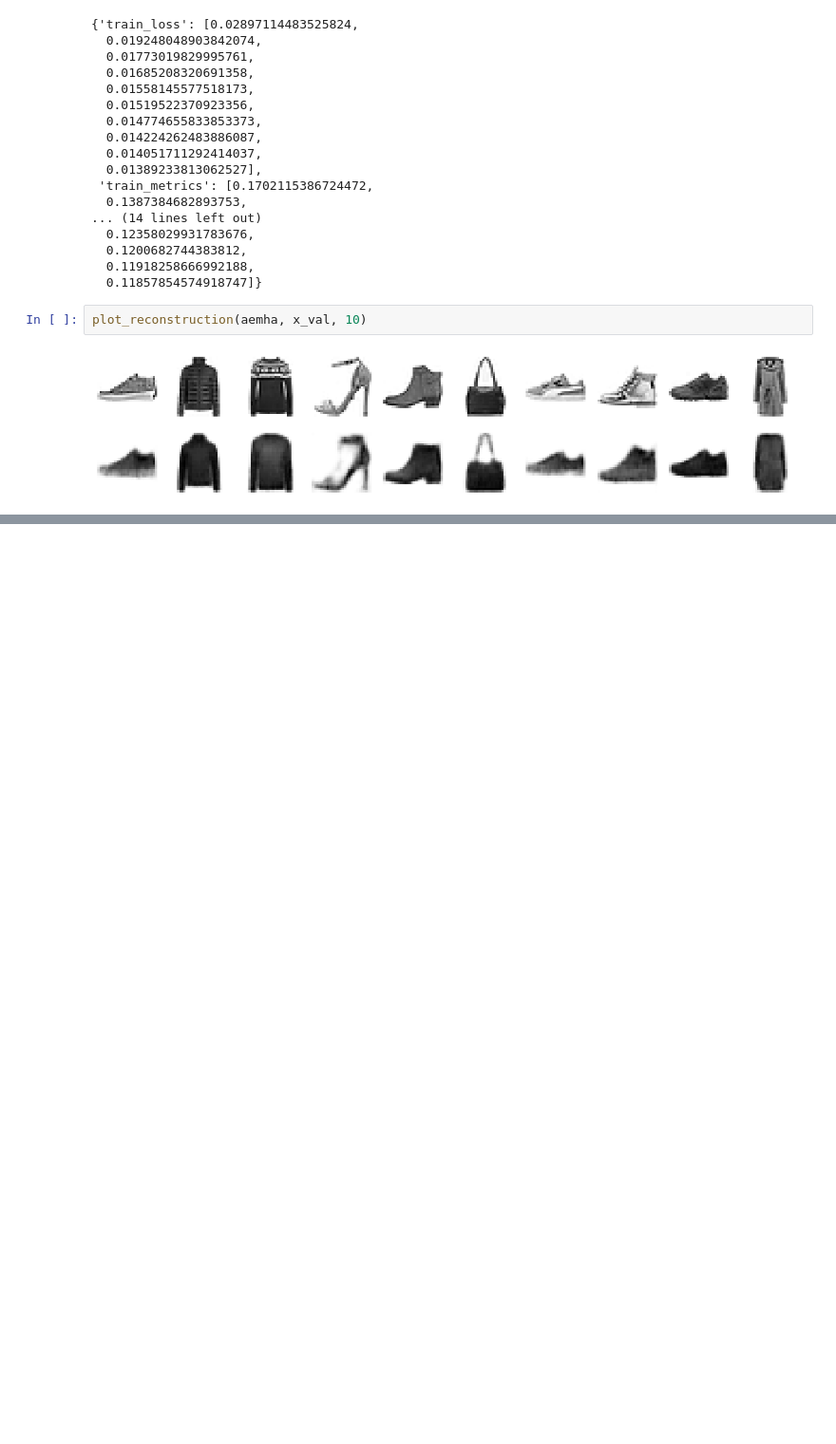
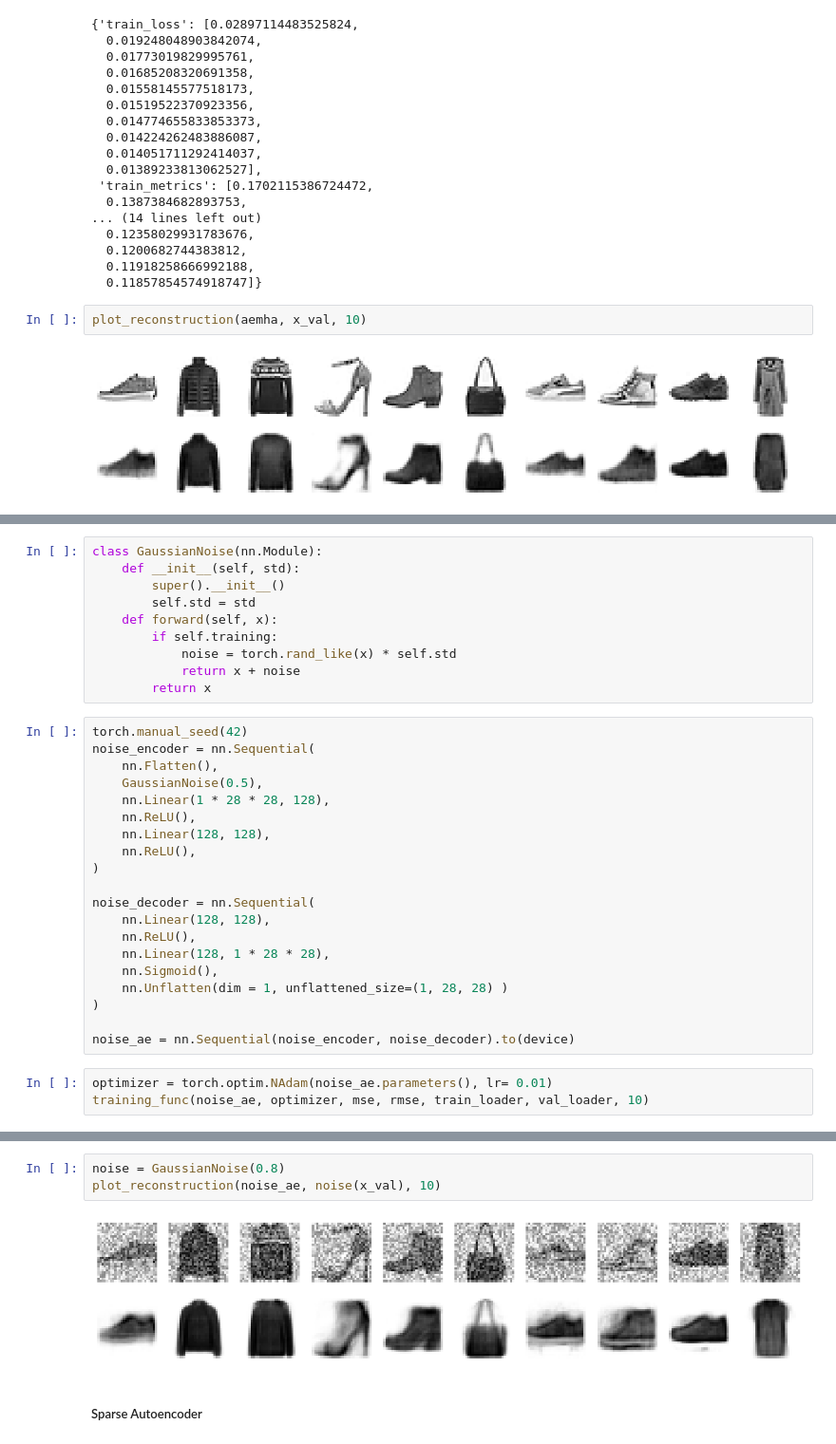
Before and after one commit to Portia-dot/Autoencoder-GANS-DiffusionModels, a Jupyter notebook: Autoencoder.ipynb, the cells around one changed output, grey strips where cells are left out. Shown at 95% size. Saved outputs shown, nothing was run; the diff lists cells and outputs as text; blank space fills up the shorter version.

```diff
--- a/Autoencoder.ipynb
+++ b/Autoencoder.ipynb
@@ -584,0 +587,33 @@ plot_reconstruction(aemha, x_val, 10)
+# %%
+class GaussianNoise(nn.Module):
+    def __init__(self, std):
+        super().__init__()
+        self.std = std
+    def forward(self, x):
+        if self.training:
+            noise = torch.rand_like(x) * self.std
+            return x + noise
+        return x
+# %%
+torch.manual_seed(42)
+noise_encoder = nn.Sequential(
+    nn.Flatten(),
+    GaussianNoise(0.5),
+    nn.Linear(1 * 28 * 28, 128),
+    nn.ReLU(),
+    nn.Linear(128, 128),
+    nn.ReLU(),
+)
+
+noise_decoder = nn.Sequential(
+    nn.Linear(128, 128),
+    nn.ReLU(),
+    nn.Linear(128, 1 * 28 * 28),
+    nn.Sigmoid(),
+    nn.Unflatten(dim = 1, unflattened_size=(1, 28, 28) )
+)
+
+noise_ae = nn.Sequential(noise_encoder, noise_decoder).to(device)
+# %%
+optimizer = torch.optim.NAdam(noise_ae.parameters(), lr= 0.01)
+training_func(noise_ae, optimizer, mse, rmse, train_loader, val_loader, 10)
@@ -584,0 +648,7 @@ plot_reconstruction(aemha, x_val, 10)
+# %%
+noise = GaussianNoise(0.8)
+plot_reconstruction(noise_ae, noise(x_val), 10)
+# %% [output]
+[figure, added]
+# %% [markdown]
+##### Sparse Autoencoder
```
Also changed, not shown: parts of 8 cells of this notebook.
